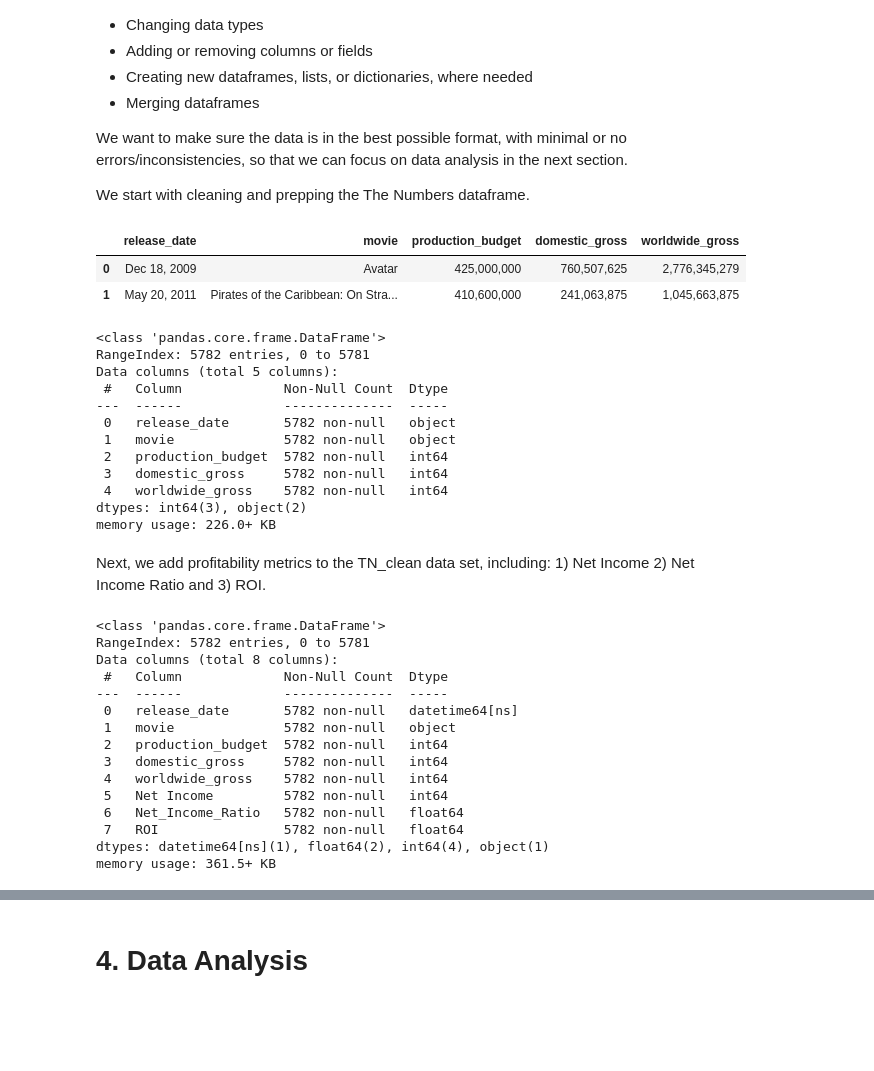
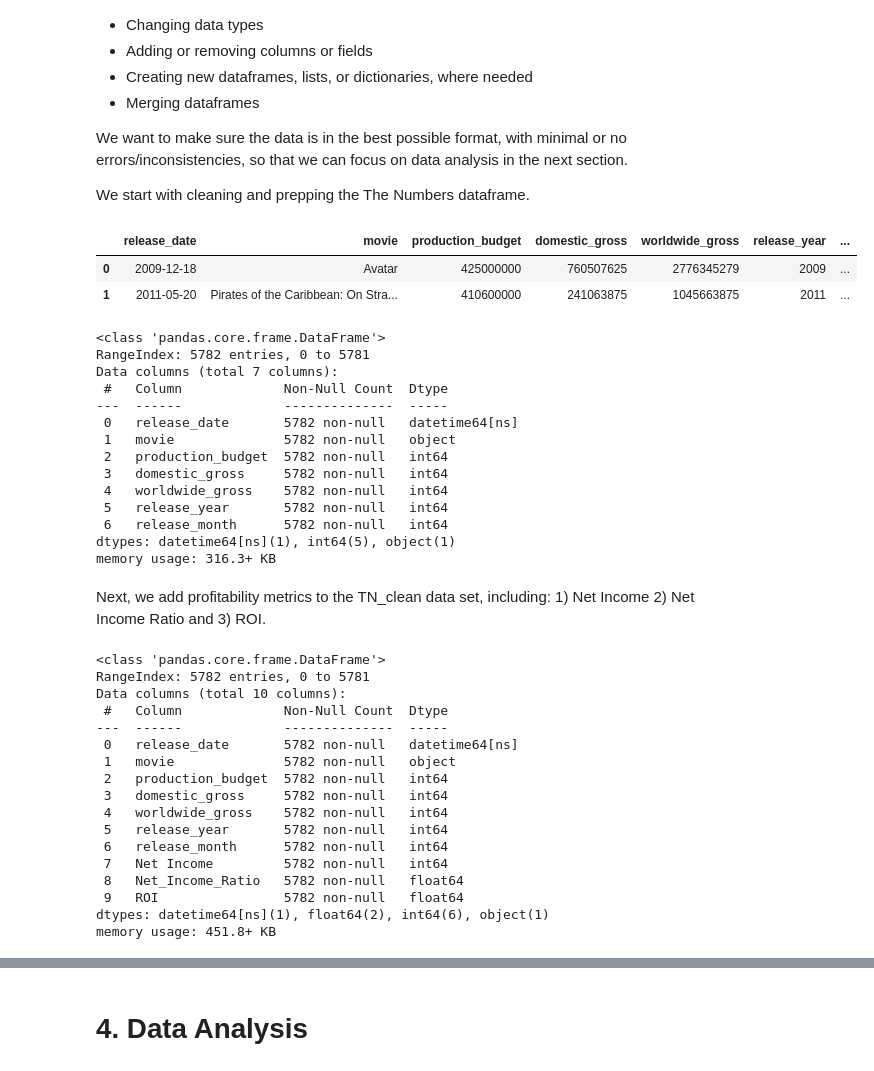
Before and after one commit to alecmills/phase-1-GroupProject, a Jupyter notebook: student.ipynb, the cells around one changed output, grey strips where cells are left out. Drawn from its saved outputs; the diff is of its cells as text; code cells hidden in the pictures; blank space fills up the shorter version.

```diff
--- a/student.ipynb
+++ b/student.ipynb
@@ -371,48 +371,52 @@ We start with cleaning and prepping the The Numbers dataframe.
 # %%
 #Create a copy and rename it as "clean"
 TN_clean = TN_DF.copy()
 
 #Drop the id field as there are lots of duplicates and we don't need it
 TN_clean.drop('id', axis=1, inplace=True)
 
 # Strip the $ sign so we can convert to int or float
 TN_clean['production_budget'] = TN_clean['production_budget'].map(lambda x: x.strip('$,'))
 TN_clean['domestic_gross'] = TN_clean['domestic_gross'].map(lambda x: x.strip('$,'))
 TN_clean['worldwide_gross'] = TN_clean['worldwide_gross'].map(lambda x: x.strip('$,'))
 
 # strip the ','
 TN_clean = TN_clean.apply(lambda x: x.str.replace(',', ''))
 
 #Change data types to int
 TN_clean[['production_budget', 'domestic_gross', 'worldwide_gross']] = TN_clean[['production_budget', 'domestic_gross', 'worldwide_gross']].apply(pd.to_numeric)
 
 #Change release_date to datetime type
 TN_clean['release_date'] = pd.to_datetime(TN_clean['release_date'])
 
+
 #Add the release_year so we can merge on multiple columns (year and title)
 TN_clean['release_year'] = pd.DatetimeIndex(TN_DF['release_date']).year
+TN_clean['release_month'] = pd.DatetimeIndex(TN_DF['release_date']).month
 
 #check work
 TN_clean.head(2)
 # %% [output]
-|  | release_date | movie | production_budget | domestic_gross | worldwide_gross |
-| 0 | Dec 18, 2009 | Avatar | 425,000,000 | 760,507,625 | 2,776,345,279 |
-| 1 | May 20, 2011 | Pirates of the Caribbean: On Stra... | 410,600,000 | 241,063,875 | 1,045,663,875 |
+|  | release_date | movie | production_budget | domestic_gross | worldwide_gross | release_year | ... |
+| 0 | 2009-12-18 | Avatar | 425000000 | 760507625 | 2776345279 | 2009 | ... |
+| 1 | 2011-05-20 | Pirates of the Caribbean: On Stra... | 410600000 | 241063875 | 1045663875 | 2011 | ... |
 # %%
 TN_clean.info()
 # %% [output]
 <class 'pandas.core.frame.DataFrame'>
 RangeIndex: 5782 entries, 0 to 5781
-Data columns (total 5 columns):
+Data columns (total 7 columns):
  #   Column             Non-Null Count  Dtype
 ---  ------             --------------  -----
- 0   release_date       5782 non-null   object
+ 0   release_date       5782 non-null   datetime64[ns]
  1   movie              5782 non-null   object
  2   production_budget  5782 non-null   int64
  3   domestic_gross     5782 non-null   int64
  4   worldwide_gross    5782 non-null   int64
-dtypes: int64(3), object(2)
-memory usage: 226.0+ KB
+ 5   release_year       5782 non-null   int64
+ 6   release_month      5782 non-null   int64
+dtypes: datetime64[ns](1), int64(5), object(1)
+memory usage: 316.3+ KB
 # %% [markdown]
 Next, we add profitability metrics to the TN_clean data set, including: 1) Net Income 2) Net Income Ratio and 3) ROI.
 # %%
@@ -424,7 +428,7 @@ TN_clean.info()
 # %% [output]
 <class 'pandas.core.frame.DataFrame'>
 RangeIndex: 5782 entries, 0 to 5781
-Data columns (total 8 columns):
+Data columns (total 10 columns):
  #   Column             Non-Null Count  Dtype
 ---  ------             --------------  -----
  0   release_date       5782 non-null   datetime64[ns]
@@ -432,8 +436,10 @@ Data columns (total 8 columns):
  2   production_budget  5782 non-null   int64
  3   domestic_gross     5782 non-null   int64
  4   worldwide_gross    5782 non-null   int64
- 5   Net Income         5782 non-null   int64
- 6   Net_Income_Ratio   5782 non-null   float64
- 7   ROI                5782 non-null   float64
-dtypes: datetime64[ns](1), float64(2), int64(4), object(1)
-memory usage: 361.5+ KB
+ 5   release_year       5782 non-null   int64
+ 6   release_month      5782 non-null   int64
+ 7   Net Income         5782 non-null   int64
+ 8   Net_Income_Ratio   5782 non-null   float64
+ 9   ROI                5782 non-null   float64
+dtypes: datetime64[ns](1), float64(2), int64(6), object(1)
+memory usage: 451.8+ KB
```
Also changed, not shown: parts of 70 cells of this notebook.
